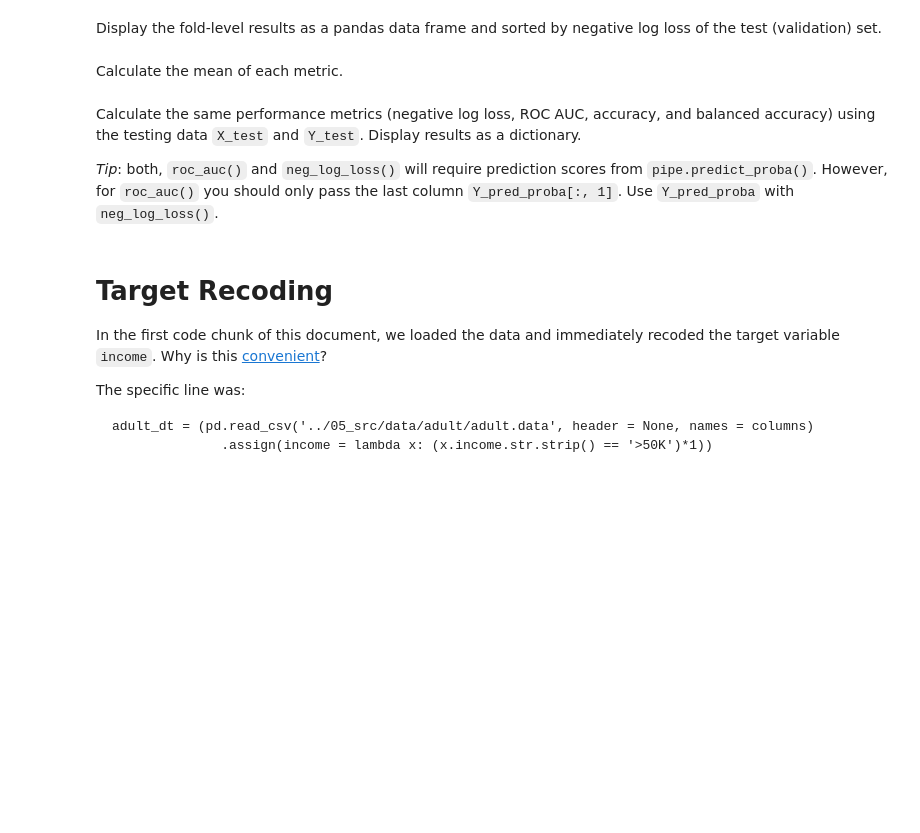
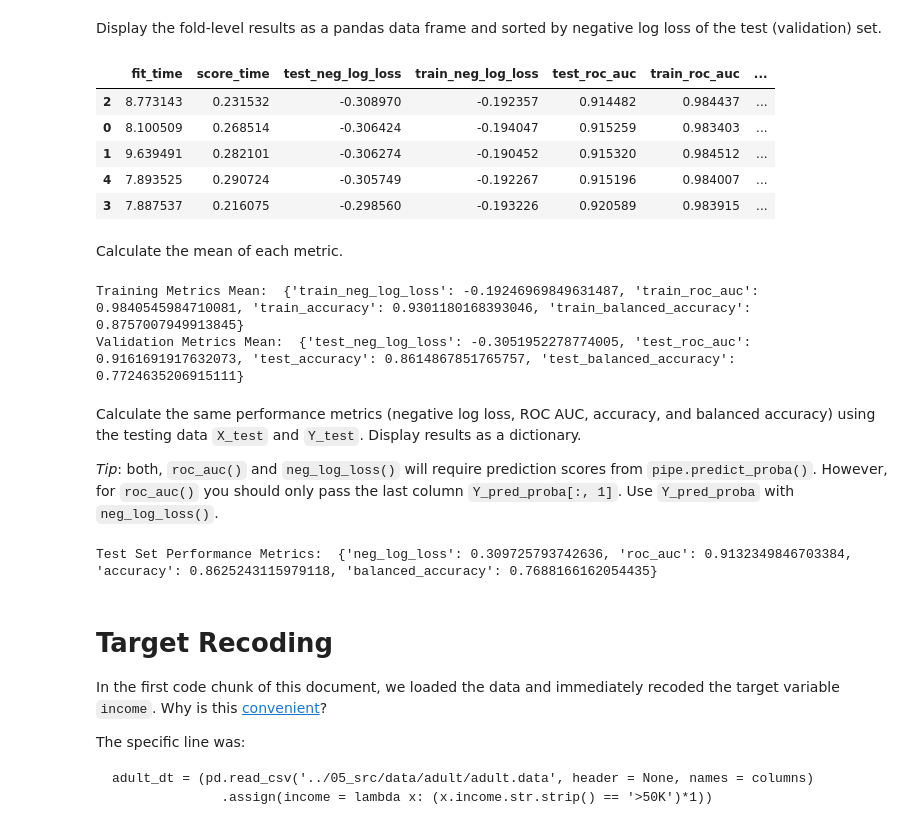
Before and after one commit to UofT-DSI/production, a Jupyter notebook: 02_activities/assignments/assignment_2.ipynb, the cells around one changed output. Saved outputs shown, nothing was run; the diff lists cells and outputs as text; code cells hidden in the pictures; blank space fills up the shorter version.

```diff
--- a/02_activities/assignments/assignment_2.ipynb
+++ b/02_activities/assignments/assignment_2.ipynb
@@ -82,14 +218,92 @@ Evaluate the model pipeline using [`cross_validate()`](https://scikit-learn.org/
 + Measure the following [preformance metrics](https://scikit-learn.org/stable/modules/model_evaluation.html#common-cases-predefined-values): negative log loss, ROC AUC, accuracy, and balanced accuracy.
 + Report the training and validation results.
 + Use five folds.
+# %%
+from sklearn.model_selection import cross_validate
+from sklearn.metrics import make_scorer, log_loss, roc_auc_score, accuracy_score, balanced_accuracy_score
+from sklearn.model_selection import GridSearchCV
+import warnings
+warnings.filterwarnings('ignore')
+
+scoring = {
+    'neg_log_loss': 'neg_log_loss',
+    'roc_auc': 'roc_auc',
+    'accuracy': 'accuracy',
+    'balanced_accuracy': make_scorer(balanced_accuracy_score)
+}
+
+# Define parameter grid for GridSearchCV
+param_grid = {
+    'classifier__n_estimators': [10, 50, 100],
+    'classifier__max_depth': [None, 10, 20, 30]
+}
+
+# Create the GridSearchCV object
+grid_search = GridSearchCV(pipeline, param_grid, cv=5, scoring='accuracy')
+
+# Fit the GridSearchCV object
+grid_search.fit(X_train, Y_train)
+
+# Perform cross-validation on the best estimator
+cv_results = cross_validate(
+    grid_search.best_estimator_,
+    X_train,
+    Y_train,
+    cv=5,
+    scoring=scoring,
+    return_train_score=True
+)
 # %% [markdown]
 Display the fold-level results as a pandas data frame and sorted by negative log loss of the test (validation) set.
+# %%
+# Create a DataFrame to show results
+cv_df = pd.DataFrame(cv_results)
+cv_df_sorted = cv_df.sort_values(by='test_neg_log_loss')
+
+cv_df_sorted.head()
+# %% [output]
+|  | fit_time | score_time | test_neg_log_loss | train_neg_log_loss | test_roc_auc | train_roc_auc | ... |
+| 2 | 8.773143 | 0.231532 | -0.308970 | -0.192357 | 0.914482 | 0.984437 | ... |
+| 0 | 8.100509 | 0.268514 | -0.306424 | -0.194047 | 0.915259 | 0.983403 | ... |
+| 1 | 9.639491 | 0.282101 | -0.306274 | -0.190452 | 0.915320 | 0.984512 | ... |
+| 4 | 7.893525 | 0.290724 | -0.305749 | -0.192267 | 0.915196 | 0.984007 | ... |
+| 3 | 7.887537 | 0.216075 | -0.298560 | -0.193226 | 0.920589 | 0.983915 | ... |
 # %% [markdown]
 Calculate the mean of each metric.
+# %%
+# Calculate mean of each metric
+train_metrics = cv_df.filter(like='train').mean().to_dict()
+val_metrics = cv_df.filter(like='test').mean().to_dict()
+
+print("Training Metrics Mean: ", train_metrics)
+print("Validation Metrics Mean: ", val_metrics)
+# %% [output]
+Training Metrics Mean:  {'train_neg_log_loss': -0.19246969849631487, 'train_roc_auc': 0.9840545984710081, 'train_accuracy': 0.9301180168393046, 'train_balanced_accuracy': 0.8757007949913845}
+Validation Metrics Mean:  {'test_neg_log_loss': -0.3051952278774005, 'test_roc_auc': 0.9161691917632073, 'test_accuracy': 0.8614867851765757, 'test_balanced_accuracy': 0.7724635206915111}
 # %% [markdown]
 Calculate the same performance metrics (negative log loss, ROC AUC, accuracy, and balanced accuracy) using the testing data `X_test` and `Y_test`. Display results as a dictionary.
 
 *Tip*: both, `roc_auc()` and `neg_log_loss()` will require prediction scores from `pipe.predict_proba()`. However, for `roc_auc()` you should only pass the last column `Y_pred_proba[:, 1]`. Use `Y_pred_proba` with `neg_log_loss()`.
+# %%
+# Fit the best estimator on the training data
+best_estimator = grid_search.best_estimator_
+best_estimator.fit(X_train, Y_train)
+
+# Make predictions
+Y_pred_proba = best_estimator.predict_proba(X_test)
+Y_pred = best_estimator.predict(X_test)
+
+# Calculate performance metrics
+test_metrics = {
+    'neg_log_loss': log_loss(Y_test, Y_pred_proba),
+    'roc_auc': roc_auc_score(Y_test, Y_pred_proba[:, 1]),
+    'accuracy': accuracy_score(Y_test, Y_pred),
+    'balanced_accuracy': balanced_accuracy_score(Y_test, Y_pred)
+}
+
+print("Test Set Performance Metrics: ", test_metrics)
+# %% [output]
+Test Set Performance Metrics:  {'neg_log_loss': 0.309725793742636, 'roc_auc': 0.9132349846703384, 'accuracy': 0.8625243115979118, 'balanced_accuracy': 0.7688166162054435}
 # %% [markdown]
 # Target Recoding
 
```
Also changed, not shown: parts of 13 cells of this notebook.
